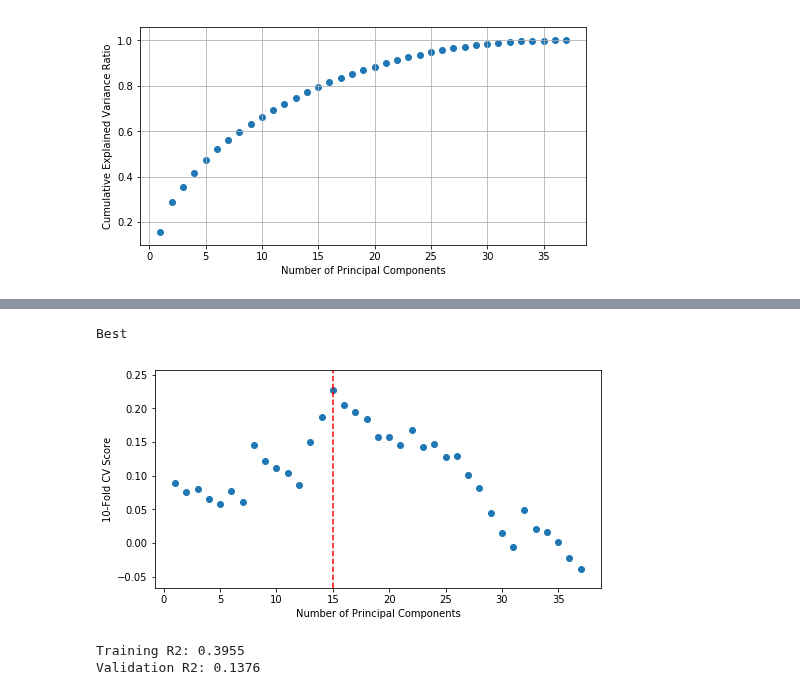
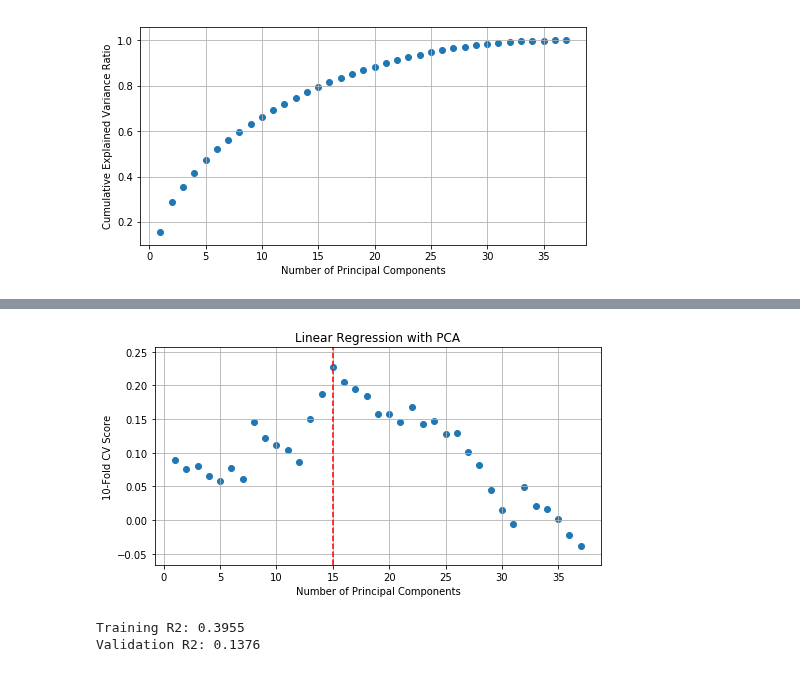
Before and after one commit to tsansom/Springboard-Data-Science, a Jupyter notebook: capstone_projects/nfl/3.1 - Predicting Win Percentage.ipynb, the cells around one changed output, grey strips where cells are left out. Drawn from its saved outputs; the diff is of its cells as text; code cells hidden in the pictures.

```diff
--- a/capstone_projects/nfl/3.1 - Predicting Win Percentage.ipynb
+++ b/capstone_projects/nfl/3.1 - Predicting Win Percentage.ipynb
@@ -171,26 +171,28 @@ r2_score(y_valid[target_var], y_pred)
 # %%
 lr = LinearRegression()
 
 cv_scores = []
 
 for i in range(1, len(X.columns)+1):
-    pca = PCA(n_components=i, random_state=rs)
+    pca = PCA(n_components=i)
     X_pca = pca.fit_transform(X)
     lr.fit(X_pca, y[target_var])
     cv_scores.append(cross_val_score(lr, X_pca, y[target_var], cv=10).mean())
 
 cv_scores = np.array(cv_scores)
 best_n = cv_scores.argmax() + 1
-print('Best ')
 
 fig, ax = plt.subplots(1, 1, figsize=(8, 4))
 
 _ = ax.scatter(range(1, len(X.columns)+1), cv_scores)
 _ = ax.axvline(best_n, c='r', ls='--')
-_ = ax.set(xlabel='Number of Principal Components', ylabel='10-Fold CV Score')
+_ = ax.set(xlabel='Number of Principal Components', ylabel='10-Fold CV Score',
+           title='Linear Regression with PCA')
+
+plt.grid()
+plt.savefig('figures/lr_pca.png', dpi=500, transparent=True)
 # %% [output]
-Best
-[figure, old version]
+[figure, new version]
 # %%
 pca = PCA(n_components=best_n, random_state=rs)
 X_pca = pca.fit_transform(X)
```
Also changed, not shown: parts of 12 cells of this notebook, 9 other files.
